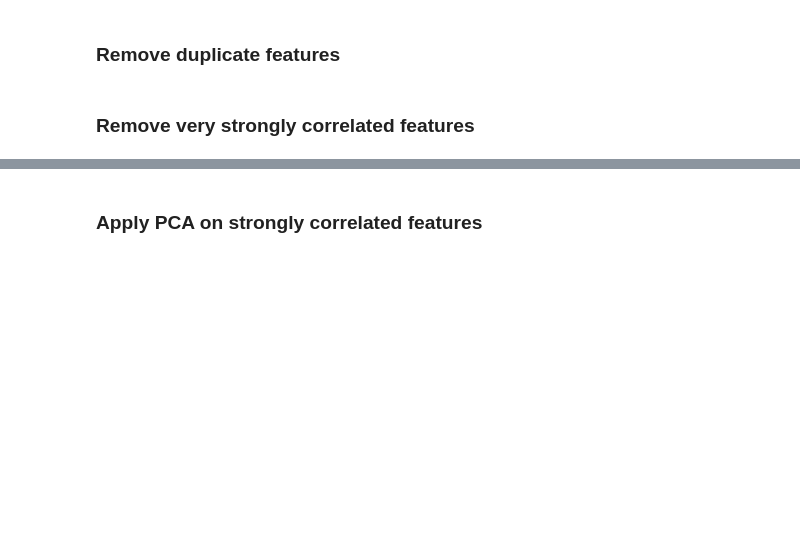
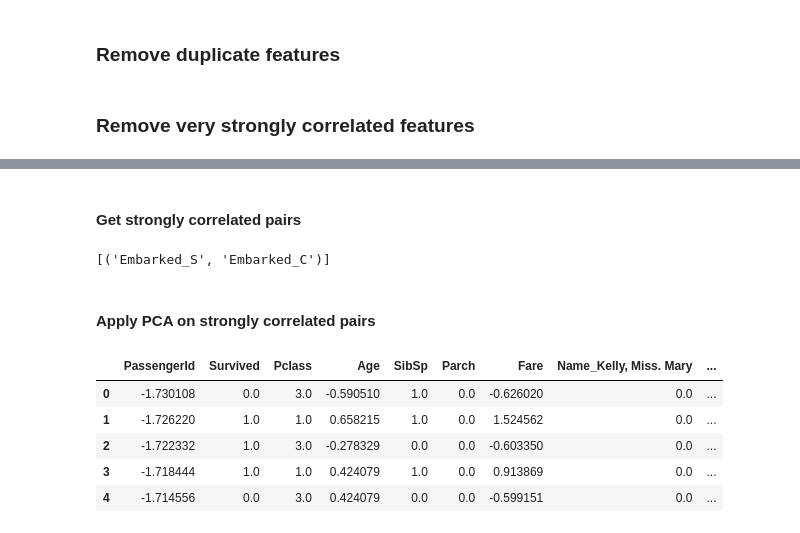
Before and after one commit to Light-House-AI/Lighthouse, a Jupyter notebook: server/lighthouse/automl/feature_engineering/feature_selection.ipynb, the cells around one changed output, grey strips where cells are left out. Saved outputs shown, nothing was run; the diff lists cells and outputs as text; code cells hidden in the pictures; blank space fills up the shorter version.

```diff
--- a/server/lighthouse/automl/feature_engineering/feature_selection.ipynb
+++ b/server/lighthouse/automl/feature_engineering/feature_selection.ipynb
@@ -66,2 +86,23 @@ data.drop(data.columns[to_drop], axis = 1, inplace = True)
+# %% [markdown]
+#### Get strongly correlated pairs
+# %%
+target_column = 'Survived'
+corr_matrix = data.corr().abs()
+upper = corr_matrix.where(np.triu(np.ones(corr_matrix.shape), k=1).astype(bool))
+strongly_correlated = []
+for column in upper.columns:
+    if column == target_column:
+        continue
+    for i, v in enumerate(upper[column]):
+        if upper[column][i] > 0.7 and upper.iloc[i].name != target_column:
+            strongly_correlated.append((column, upper.iloc[i].name))
+strongly_correlated
+#strongly_correlated = [(upper.iloc[i].name,v) for i,v in enumerate(upper.columns) if any(upper[upper.iloc[i].name] > 0.6)]
+#print(strongly_correlated)
+#upper
+#pca = PCA()
+#pca.fit(data)
+# %% [output]
+[('Embarked_S', 'Embarked_C')]
 # %% [markdown]
-### Apply PCA on strongly correlated features
+#### Apply PCA on strongly correlated pairs
@@ -71,3 +109,25 @@ pca.fit(data)
+# %%
+#TODO: Check for numerical and categorical PCA applied only on numerical
+#TODO: iterate PCA until Convergence
+for X, Y in strongly_correlated:
+    if X not in data.columns or Y not in data.columns:
+        continue
+    new_name = X + '_' + Y
+    pca_input = data[[X,Y]]
+    pca_input = featureNormalize(pca_input)
+    U = pca(pca_input)
+    Z = projectData(pca_input, U)
+    Z = pd.DataFrame(Z)
+    data.drop([X,Y], axis = 1, inplace = True)
+    data[new_name] = Z
+data.head()
+# %% [output]
+|  | PassengerId | Survived | Pclass | Age | SibSp | Parch | Fare | Name_Kelly, Miss. Mary | ... |
+| 0 | -1.730108 | 0.0 | 3.0 | -0.590510 | 1.0 | 0.0 | -0.626020 | 0.0 | ... |
+| 1 | -1.726220 | 1.0 | 1.0 | 0.658215 | 1.0 | 0.0 | 1.524562 | 0.0 | ... |
+| 2 | -1.722332 | 1.0 | 3.0 | -0.278329 | 0.0 | 0.0 | -0.603350 | 0.0 | ... |
+| 3 | -1.718444 | 1.0 | 1.0 | 0.424079 | 1.0 | 0.0 | 0.913869 | 0.0 | ... |
+| 4 | -1.714556 | 0.0 | 3.0 | 0.424079 | 0.0 | 0.0 | -0.599151 | 0.0 | ... |
 # %%
 plt.figure(figsize=(20, 17))
 matrix = np.triu(data.corr())
```
Also changed, not shown: parts of 11 cells of this notebook.
